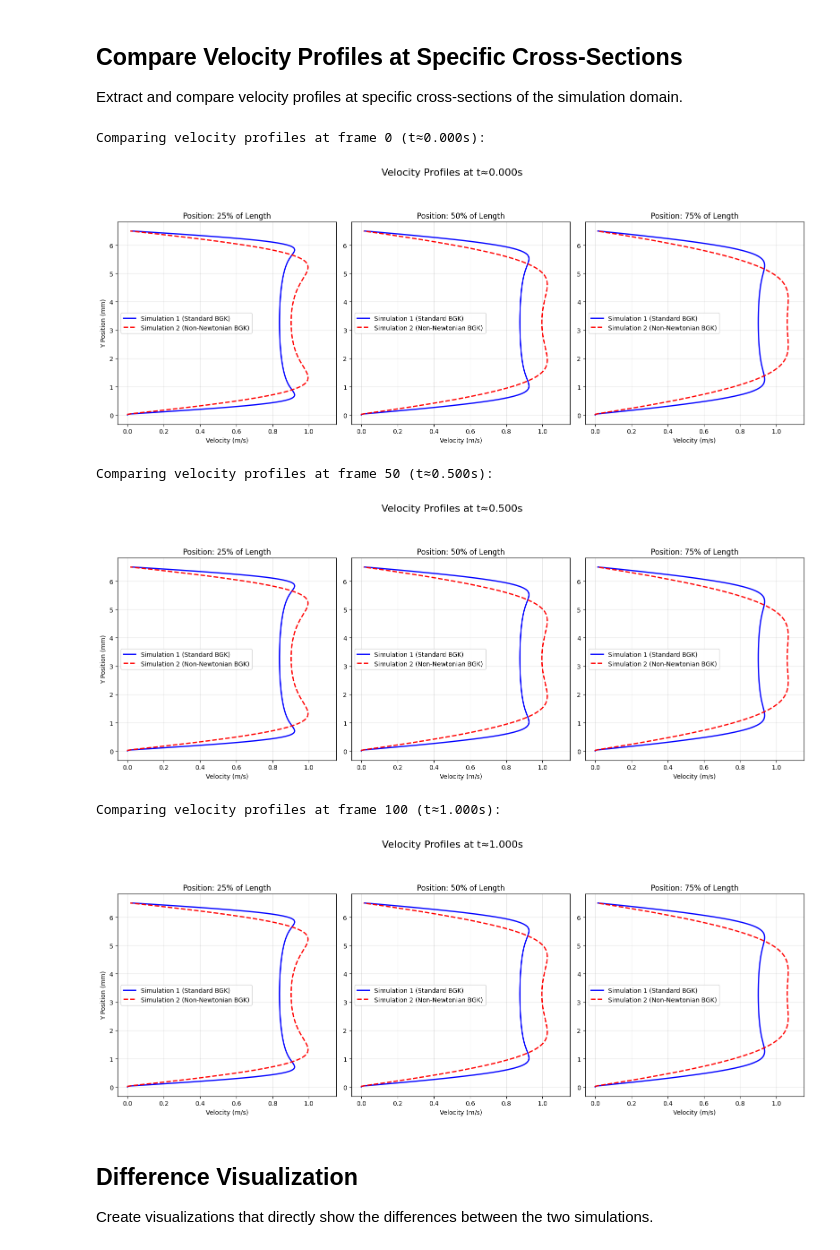
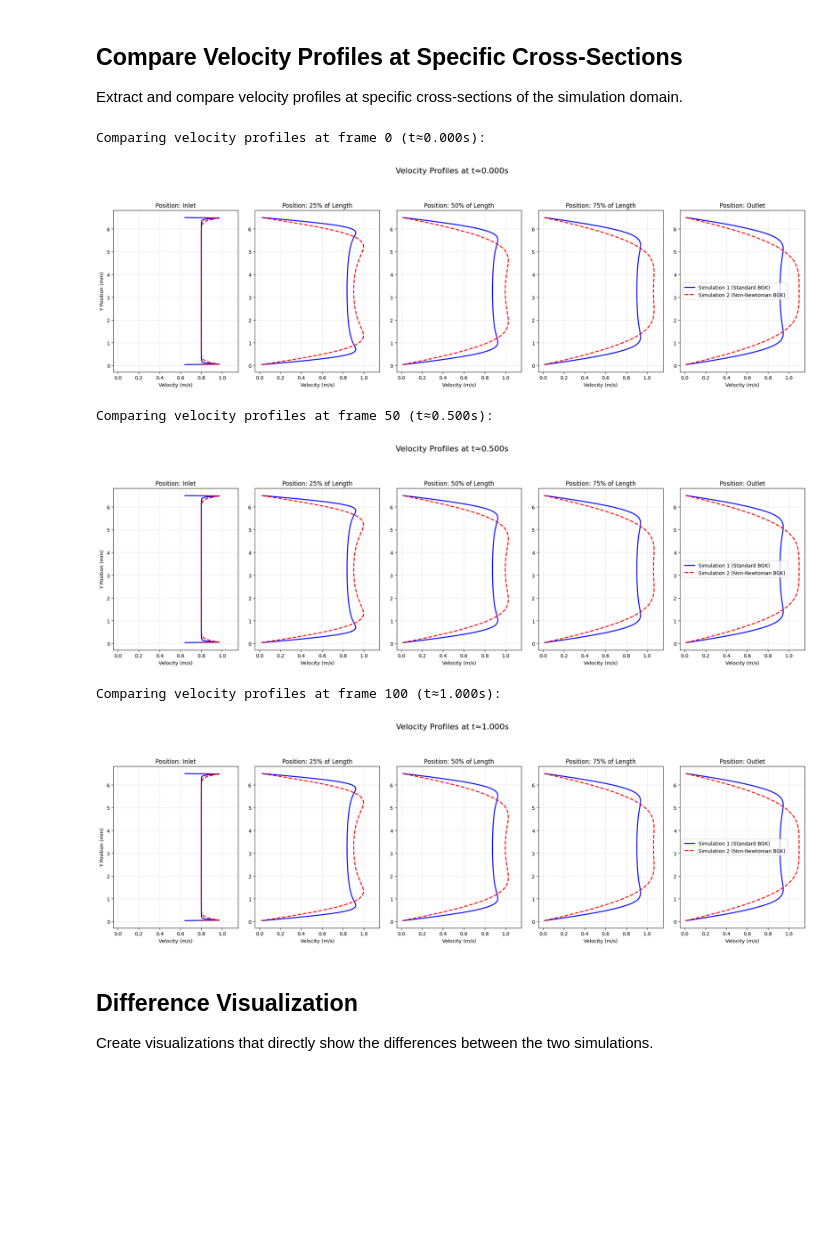
Before and after one commit to DynoAbd786-Uni/dissertation, a Jupyter notebook: visualisation_src/objective_3_visualiser.ipynb, the cells around one changed output. Cells and saved outputs as stored; diff of their text form; code cells hidden in the pictures; blank space fills up the shorter version.

```diff
--- a/visualisation_src/objective_3_visualiser.ipynb
+++ b/visualisation_src/objective_3_visualiser.ipynb
@@ -568,7 +624,7 @@ Velocity Difference Statistics (Sim2 - Sim1):
 
 Extract and compare velocity profiles at specific cross-sections of the simulation domain.
 # %%
-def compare_velocity_profiles(sim1_data, sim2_data, frame_idx=0, positions=None):
+def compare_velocity_profiles(sim1_data, sim2_data, frame_idx=0, positions=None, bottom_trim=2):
     """Compare velocity profiles at specific cross-sections between two simulations"""
     if not 'u_magnitude' in sim1_data or not 'u_magnitude' in sim2_data:
         print("Error: Velocity data not available for comparison")
@@ -582,12 +638,12 @@ def compare_velocity_profiles(sim1_data, sim2_data, frame_idx=0, positions=None)
     ny1, nx1 = vel1.shape
     ny2, nx2 = vel2.shape
 
-    # If no positions specified, use default positions (25%, 50%, 75% along x-axis)
+    # If no positions specified, use default positions (0%, 25%, 50%, 75%, 100% along x-axis)
     if positions is None:
-        positions = [0.25, 0.5, 0.75]
+        positions = [0.0, 0.25, 0.5, 0.75, 1.0]
 
     # Create a figure for each position
-    fig, axes = plt.subplots(1, len(positions), figsize=(16, 6))
+    fig, axes = plt.subplots(1, len(positions), figsize=(20, 6))
     if len(positions) == 1:
         axes = [axes]  # Ensure axes is always a list
 
@@ -602,8 +658,9 @@ def compare_velocity_profiles(sim1_data, sim2_data, frame_idx=0, positions=None)
     time2 = sim2_data['physical_times'][frame_idx]
 
     # Create y coordinate arrays in physical units (mm)
-    y1_mm = np.linspace(0, ny1 * dx1 * 1000, ny1)  # Convert m to mm
-    y2_mm = np.linspace(0, ny2 * dx2 * 1000, ny2)  # Convert m to mm
+    # Trim bottom_trim pixels from the bottom of the profiles
+    y1_mm = np.linspace(0, ny1 * dx1 * 1000, ny1)[bottom_trim:]  # Convert m to mm and trim
+    y2_mm = np.linspace(0, ny2 * dx2 * 1000, ny2)[bottom_trim:]  # Convert m to mm and trim
 
     # Interpolate sim2 data to match sim1 y-coordinates if they differ
     if np.any(y1_mm != y2_mm):
@@ -613,58 +670,71 @@ def compare_velocity_profiles(sim1_data, sim2_data, frame_idx=0, positions=None)
     # Plot velocity profiles at each position
     for i, pos in enumerate(positions):
         # Calculate x indices for this position
-        x_idx1 = int(pos * nx1)
-        x_idx2 = int(pos * nx2)
+        # Handle edge cases where pos=0 or pos=1 to prevent index errors
+        if pos == 0.0:
+            x_idx1 = 1
+            x_idx2 = 1
+        elif pos == 1.0:
+            x_idx1 = nx1 - 2
+            x_idx2 = nx2 - 2
+        else:
+            x_idx1 = int(pos * nx1)
+            x_idx2 = int(pos * nx2)
 
-        # Get velocity profiles at this x position
-        profile1 = vel1_phys[:, x_idx1]
-        profile2 = vel2_phys[:, x_idx2]
+        # Get velocity profiles at this x position and apply the bottom trim
+        profile1 = vel1_phys[bottom_trim:, x_idx1]
+        profile2 = vel2_phys[bottom_trim:, x_idx2]
 
         # Plot velocity profiles
         axes[i].plot(profile1, y1_mm, 'b-', linewidth=2, label=sim1_data['label'])
         axes[i].plot(profile2, y2_mm, 'r--', linewidth=2, label=sim2_data['label'])
 
+        # Add positional labels
+        position_label = "Inlet" if pos == 0.0 else "Outlet" if pos == 1.0 else f"{pos*100:.0f}% of Length"
+
         # Customize the plot
-        axes[i].set_title(f"Position: {pos*100:.0f}% of Length")
+        axes[i].set_title(f"Position: {position_label}")
         axes[i].set_xlabel('Velocity (m/s)')
         if i == 0:
             axes[i].set_ylabel('Y Position (mm)')
         axes[i].grid(True, alpha=0.3)
-        axes[i].legend()
+        # Only add the legend to the first subplot to avoid repetition
+        if i == len(positions) - 1:
+            axes[i].legend()
 
     # Set the same velocity range for all plots
-    all_profiles = np.concatenate([vel1_phys.flatten(), vel2_phys.flatten()])
+    all_profiles = np.concatenate([profile1.flatten(), profile2.flatten()])
     v_min, v_max = all_profiles.min(), all_profiles.max()
     v_range = v_max - v_min
     for ax in axes:
         ax.set_xlim(v_min - 0.05*v_range, v_max + 0.05*v_range)
 
     plt.suptitle(f"Velocity Profiles at t≈{time1:.3f}s", fontsize=16, y=1.05)
     plt.tight_layout()
     plt.subplots_adjust(top=0.85)
     plt.show()
 
 # Compare velocity profiles at specific time points if data is available
 if sim1_loaded and sim2_loaded:
     # Choose frames at specific time points
     # For example, at peak velocity, middle of cycle, and end of cycle
     peak_idx = np.argmax(sim1_mean_vel)
     middle_idx = len(sim1_data['frame_numbers']) // 2
     end_idx = len(sim1_data['frame_numbers']) - 1
 
     frames_to_analyze = [peak_idx, middle_idx, end_idx]
-    positions = [0.25, 0.5, 0.75]  # 25%, 50%, and 75% along the pipe length
+    positions = [0.0, 0.25, 0.5, 0.75, 1.0]  # 0% (inlet), 25%, 50%, 75%, and 100% (outlet) along the pipe length
 
     for idx in frames_to_analyze:
         print(f"\nComparing velocity profiles at frame {idx} (t≈{sim1_data['physical_times'][idx]:.3f}s):")
-        compare_velocity_profiles(sim1_data, sim2_data, frame_idx=idx, positions=positions)
+        compare_velocity_profiles(sim1_data, sim2_data, frame_idx=idx, positions=positions, bottom_trim=2)
 # %% [output]
 Comparing velocity profiles at frame 0 (t≈0.000s):
-[figure, old version]
+[figure, new version]
 Comparing velocity profiles at frame 50 (t≈0.500s):
-[figure, old version]
+[figure, new version]
 Comparing velocity profiles at frame 100 (t≈1.000s):
-[figure, old version]
+[figure, new version]
 # %% [markdown]
 ## Difference Visualization
 
```
Also changed, not shown: parts of 3 cells of this notebook, 4 other files.
